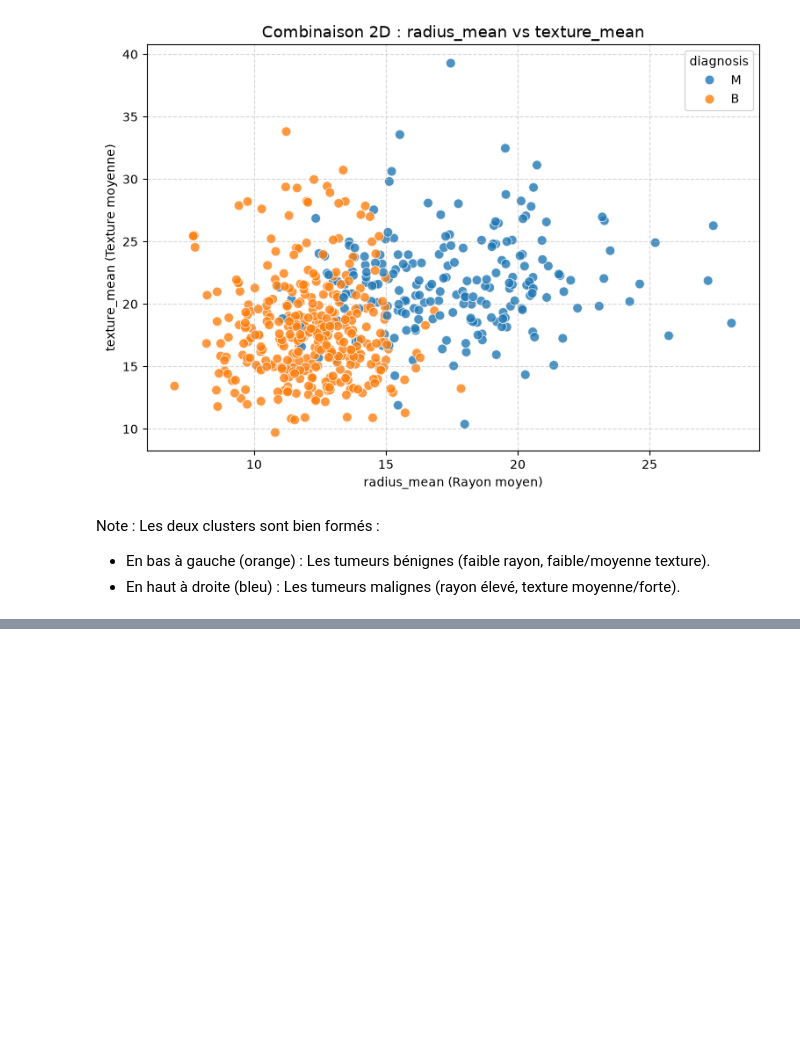
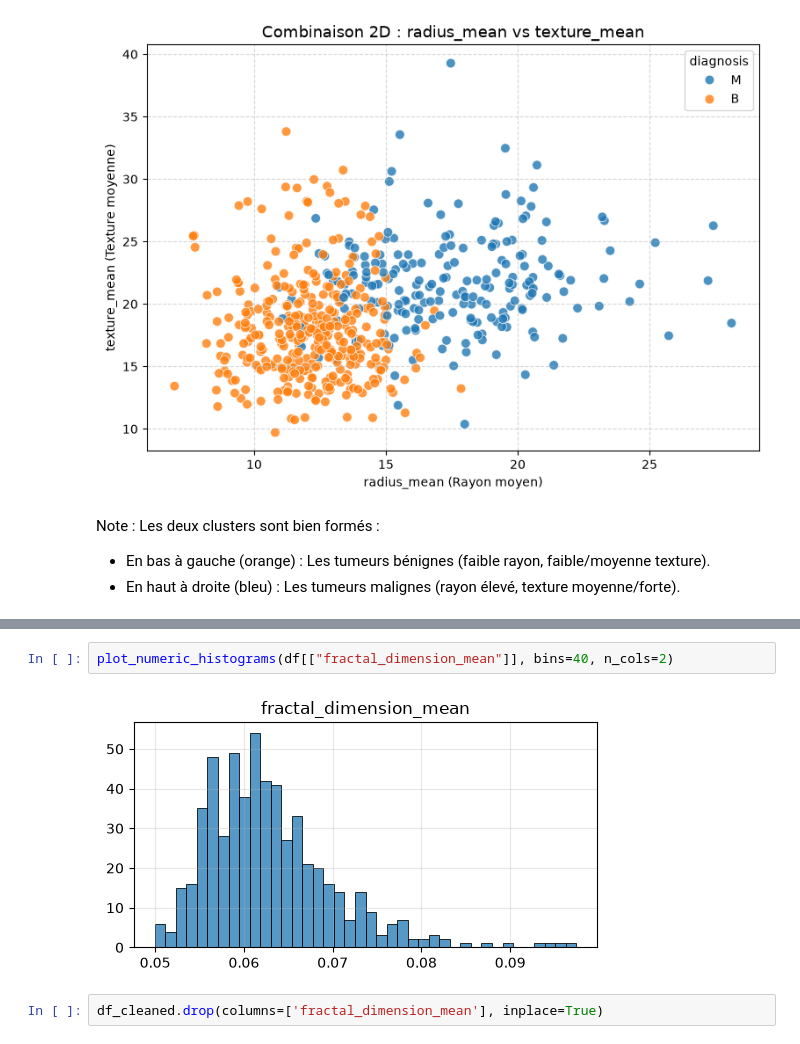
Before and after one commit to philippelaurens/building-perceptron, a Jupyter notebook: notebooks/eda.ipynb, the cells around one changed output, grey strips where cells are left out. Cells and saved outputs as stored; diff of their text form; blank space fills up the shorter version.

```diff
--- a/notebooks/eda.ipynb
+++ b/notebooks/eda.ipynb
@@ -433,0 +633,6 @@ Note : Les deux clusters sont bien formés :
+# %%
+plot_numeric_histograms(df[["fractal_dimension_mean"]], bins=40, n_cols=2)
+# %% [output]
+[figure, added]
+# %%
+df_cleaned.drop(columns=['fractal_dimension_mean'], inplace=True)
```
Also changed, not shown: parts of 29 cells of this notebook.
